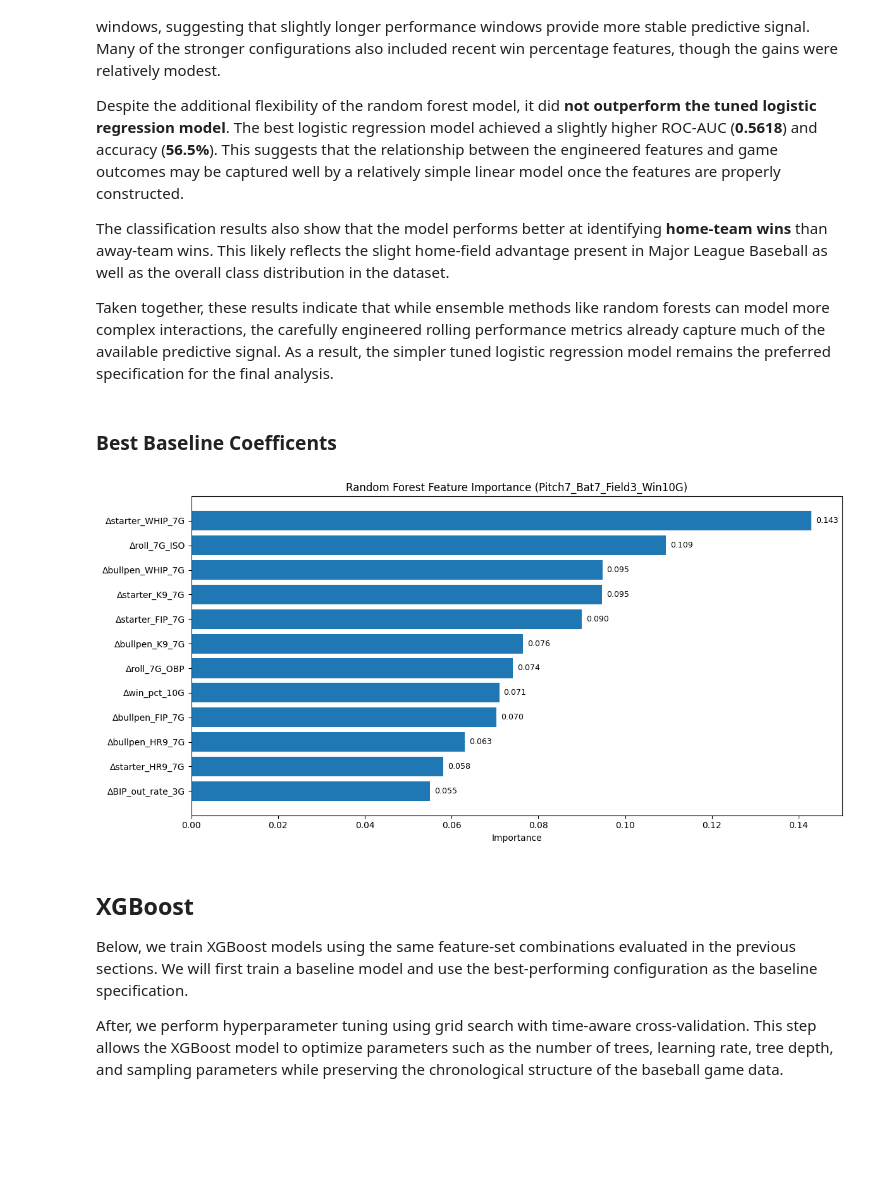
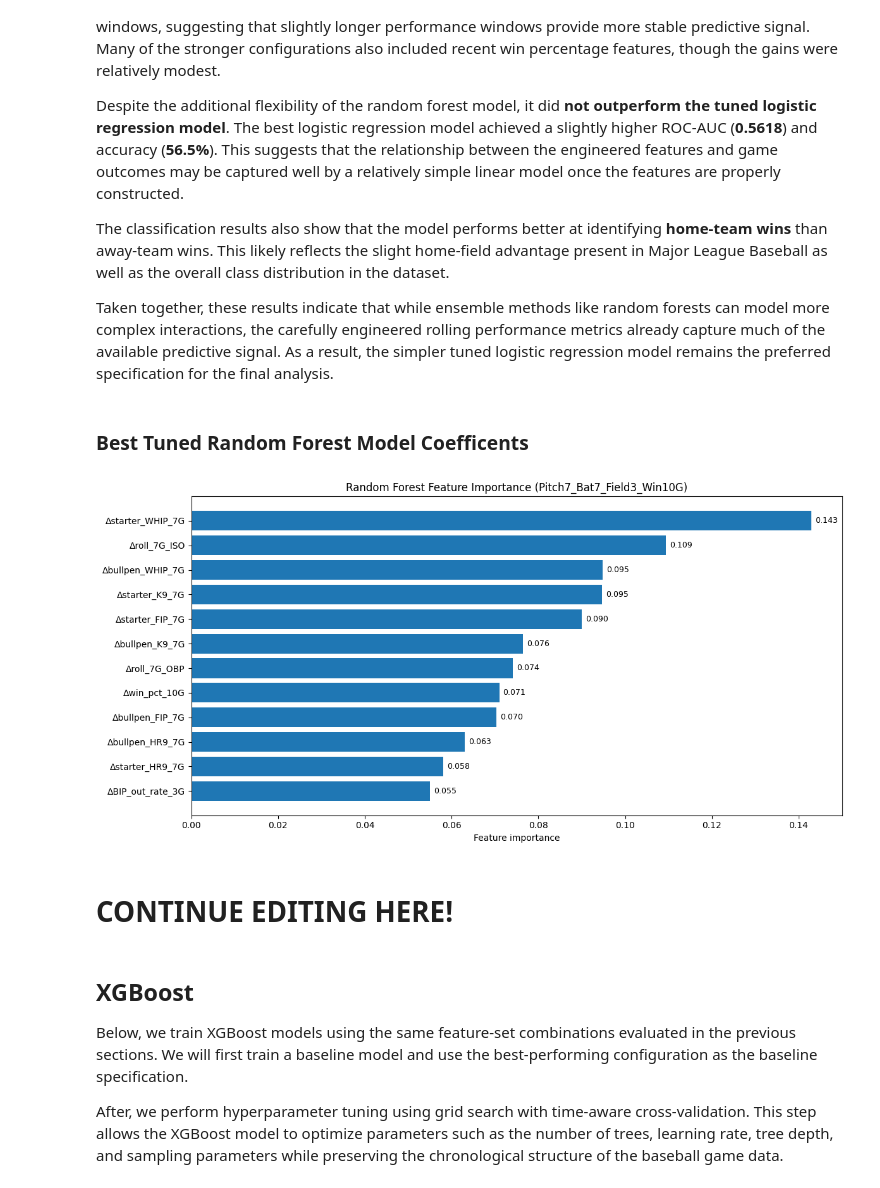
Before and after one commit to Sam-Gartenstein/mlb-win-prediction, a Jupyter notebook: ML Game Outcome Modeling.ipynb, the cells around one changed output. Saved outputs shown, nothing was run; the diff lists cells and outputs as text; code cells hidden in the pictures; blank space fills up the shorter version.

Commit message:
Updated Random Forest code to reflect Logistic Regression structure. I will continue at XGBoost.

```diff
--- a/ML Game Outcome Modeling.ipynb
+++ b/ML Game Outcome Modeling.ipynb
@@ -1192,36 +1186,23 @@ The classification results also show that the model performs better at identifyi
 
 Taken together, these results indicate that while ensemble methods like random forests can model more complex interactions, the carefully engineered rolling performance metrics already capture much of the available predictive signal. As a result, the simpler tuned logistic regression model remains the preferred specification for the final analysis.
 # %% [markdown]
-### Best Baseline Coefficents
+### Best Tuned Random Forest Model Coefficents
-# %%
-best_rf_tuned = rf_tuned_results_df.iloc[0]
-best_rf_tuned_name = best_rf_tuned["model"]
-
-best_windows = {
-    "pitch": best_rf_tuned["pitch_w"],
-    "bat": best_rf_tuned["bat_w"],
-    "field": best_rf_tuned["field_w"],
-}
-
-if best_rf_tuned["include_win"]:
-    best_windows["win"] = best_rf_tuned["win_w"]
-
-Xtr_best_rf_tuned = build_feature_set(
-    train_df,
-    windows=best_windows,
-    include_win=best_rf_tuned["include_win"]
-)
-
-best_rf_tuned_artifact = rf_tuned_models[best_rf_tuned_name]
-best_rf_tuned_model = best_rf_tuned_artifact["best_model"]
-
-plot_rf_importance(
-    best_rf_tuned_model,
-    feature_names=Xtr_best_rf_tuned.columns,
-    title=f"Random Forest Feature Importance ({best_rf_tuned_name})"
-)
-# %% [output]
-[figure, removed]
+# %%
+best_rf_tuned = rf_tuned_results_df.iloc[0]
+best_rf_tuned_name = best_rf_tuned["model"]
+
+best_rf_tuned_artifact = rf_tuned_models[best_rf_tuned_name]
+best_rf_tuned_model = best_rf_tuned_artifact["best_model"]
+
+plot_model_feature_effects(
+    best_rf_tuned_model,
+    feature_names=best_rf_tuned_artifact["feature_names"],
+    title=f"Random Forest Feature Importance ({best_rf_tuned_name})"
+)
+# %% [output]
+[figure, added]
+# %% [markdown]
+# CONTINUE EDITING HERE!
 # %% [markdown]
 ## XGBoost
 
```
Also changed, not shown: parts of 10 cells of this notebook.
